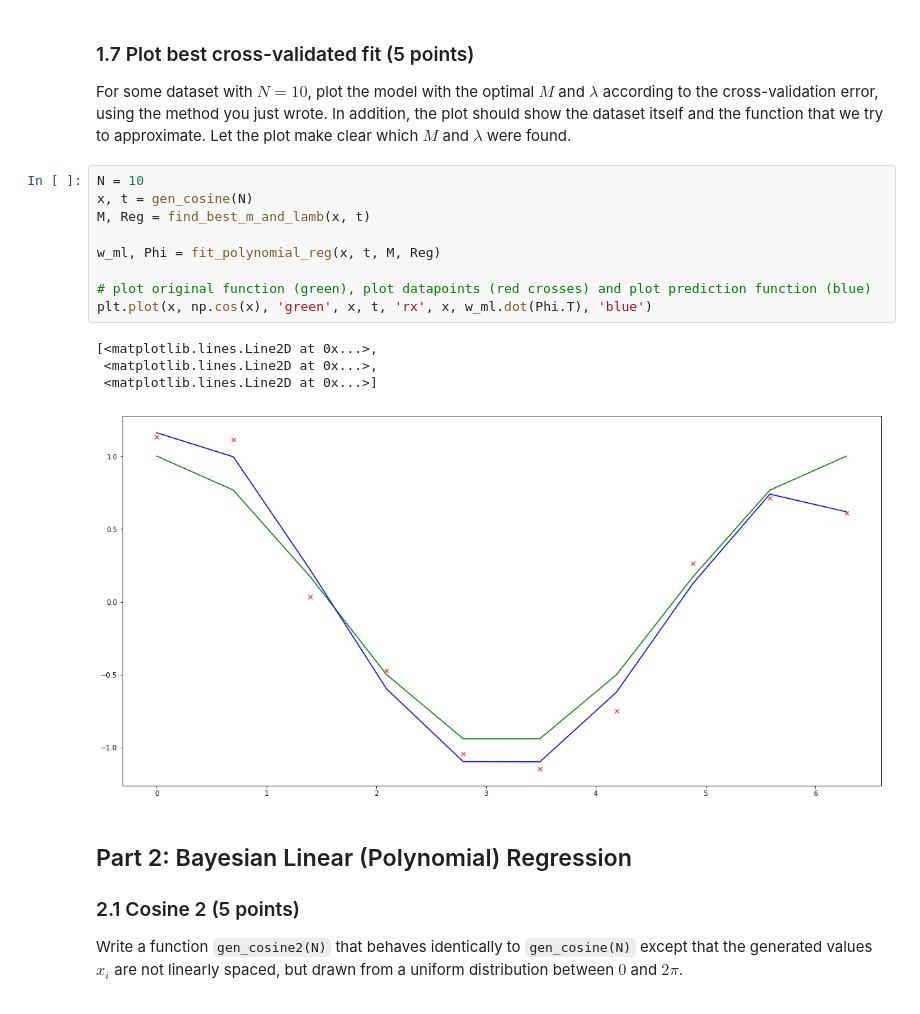
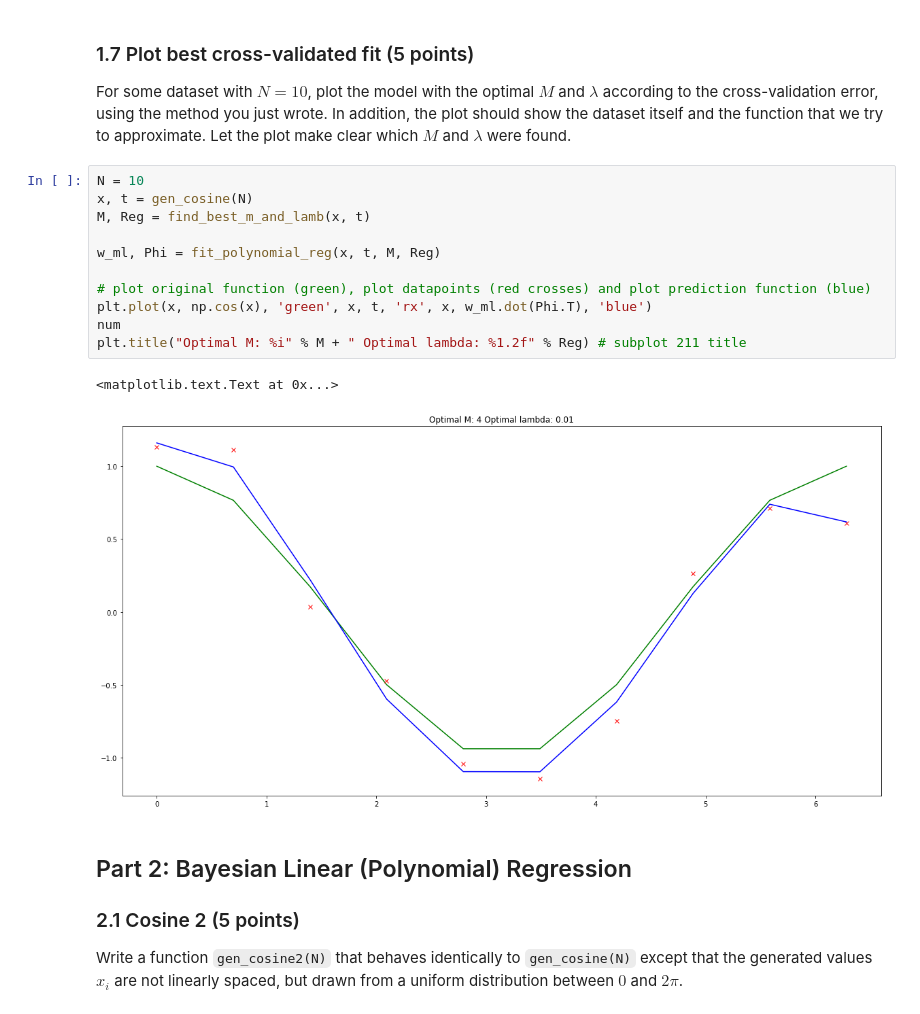
Before and after one commit to hammond756/ml1labs, a Jupyter notebook: 11336404_10437215_10608516_lab1.ipynb, the cells around one changed output. Cells and saved outputs as stored; diff of their text form.

```diff
--- a/11336404_10437215_10608516_lab1.ipynb
+++ b/11336404_10437215_10608516_lab1.ipynb
@@ -262,17 +261,17 @@ For some dataset with $N = 10$, plot the model with the optimal $M$ and $\lambda
 # %%
 N = 10
 x, t = gen_cosine(N)
 M, Reg = find_best_m_and_lamb(x, t)
 
 w_ml, Phi = fit_polynomial_reg(x, t, M, Reg)
 
 # plot original function (green), plot datapoints (red crosses) and plot prediction function (blue)
 plt.plot(x, np.cos(x), 'green', x, t, 'rx', x, w_ml.dot(Phi.T), 'blue')
+num
+plt.title("Optimal M: %i" % M + " Optimal lambda: %1.2f" % Reg) # subplot 211 title
 # %% [output]
-[<matplotlib.lines.Line2D at 0x...>,
- <matplotlib.lines.Line2D at 0x...>,
- <matplotlib.lines.Line2D at 0x...>]
+<matplotlib.text.Text at 0x...>
-[figure, old version]
+[figure, new version]
 # %% [markdown]
 ## Part 2: Bayesian Linear (Polynomial) Regression
 
```
Also changed, not shown: parts of 6 cells of this notebook.
